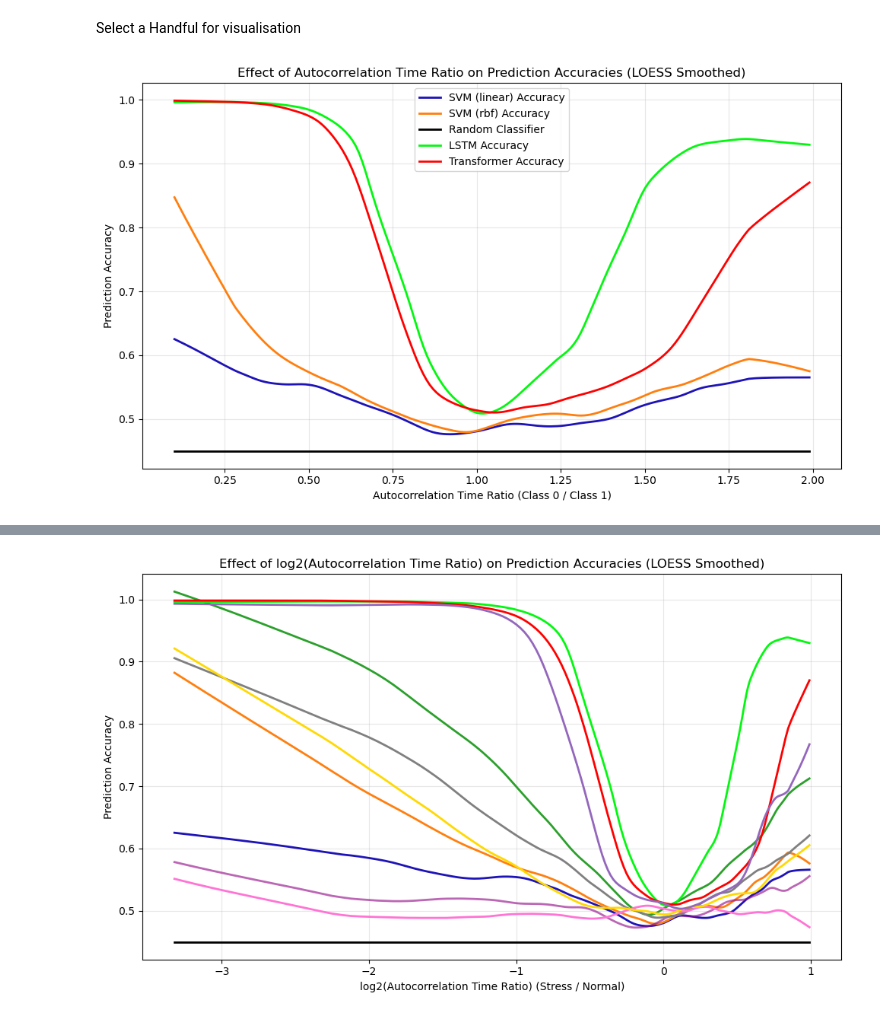
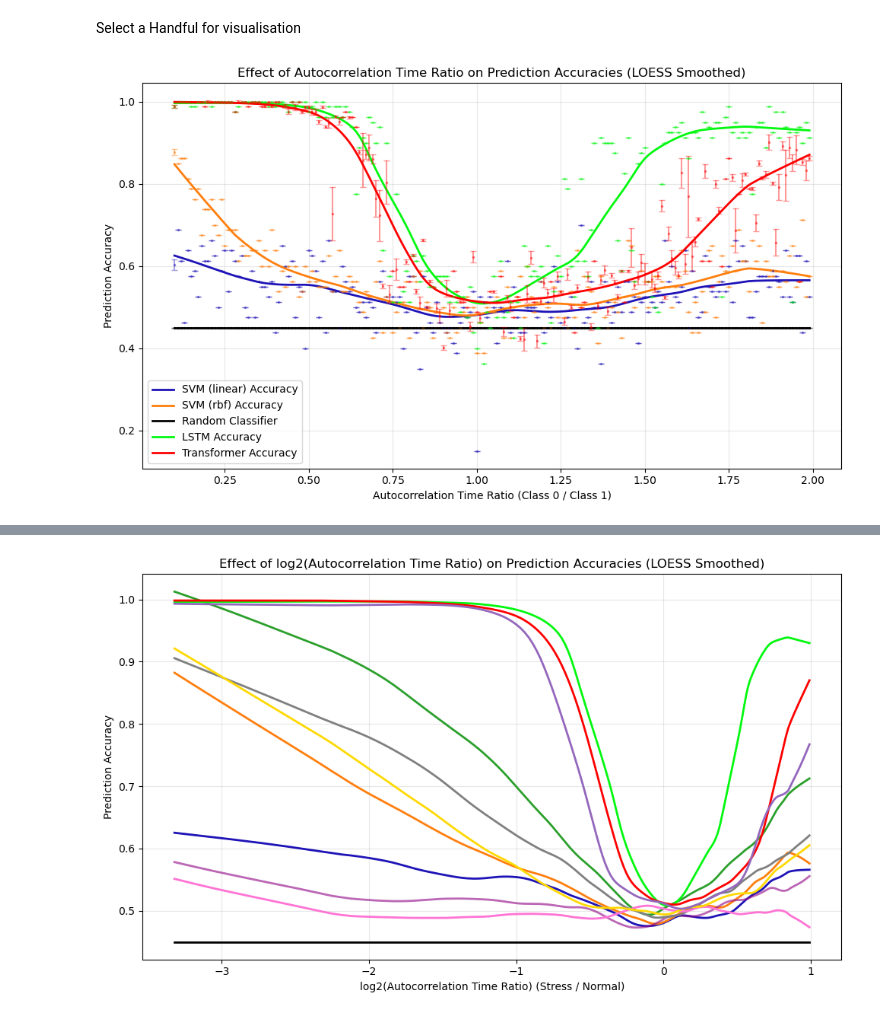
Before and after one commit to GrignardReagent/SSA, a Jupyter notebook: experiments/EXP-25-IY007/IY007_varying_t_ac_benchmark.ipynb, the cells around one changed output, grey strips where cells are left out. Drawn from its saved outputs; the diff is of its cells as text; code cells hidden in the pictures.

```diff
--- a/experiments/EXP-25-IY007/IY007_varying_t_ac_benchmark.ipynb
+++ b/experiments/EXP-25-IY007/IY007_varying_t_ac_benchmark.ipynb
@@ -24,19 +27,24 @@ from simulation.simulate_telegraph_model import simulate_two_telegraph_model_sys
 # %%
 # Read in accuracy data from autocorrelation time ratio experiment
 df_IY007 = pd.read_csv("/home/ianyang/stochastic_simulations/experiments/EXP-25-IY007/data_t_ac/IY007_varying_t_ac.csv")
-t_ac_ratios_recorded = df_IY007["T_ac Ratio"].unique()
-#then compute mean
-linear_svm_accuracy = df_IY007.groupby("T_ac Ratio")["SVM (linear) Accuracy"].mean()
-rbf_svm_accuracy = df_IY007.groupby("T_ac Ratio")["SVM (rbf) Accuracy"].mean()
-rf_accuracy = df_IY007.groupby("T_ac Ratio")["Random Forest Accuracy"].mean()
-log_reg_accuracy = df_IY007.groupby("T_ac Ratio")["Logistic Regression Accuracy"].mean()
-mlp_accuracy = df_IY007.groupby("T_ac Ratio")["MLP Accuracy"].mean()
-random_accuracy = df_IY007.groupby("T_ac Ratio")["Random Classifier Accuracy"].mean()
-lstm_accuracy = df_IY007.groupby("T_ac Ratio")["Vanilla LSTM Accuracy"].mean()
-iy001a_accuracy = df_IY007.groupby("T_ac Ratio")["IY001A Accuracy"].mean()
-vanilla_transformer_accuracy = df_IY007.groupby("T_ac Ratio")["Vanilla Transformer Accuracy"].mean()
-full_transformer_accuracy = df_IY007.groupby("T_ac Ratio")["Full Transformer Accuracy"].mean()
-iy006c_accuracy = df_IY007.groupby("T_ac Ratio")["IY006C-Transformer Accuracy"].mean()
+grouped_by_ratio = df_IY007.groupby("T_ac Ratio")
+t_ac_ratios_recorded = grouped_by_ratio.size().index.to_numpy()
+
+def extract_mean_std(metric_name):
+    stats = grouped_by_ratio[metric_name].agg(['mean', 'std'])
+    return stats['mean'], stats['std'].fillna(0.0)
+
+linear_svm_accuracy, linear_svm_std = extract_mean_std("SVM (linear) Accuracy")
+rbf_svm_accuracy, rbf_svm_std = extract_mean_std("SVM (rbf) Accuracy")
+rf_accuracy, rf_std = extract_mean_std("Random Forest Accuracy")
+log_reg_accuracy, log_reg_std = extract_mean_std("Logistic Regression Accuracy")
+mlp_accuracy, mlp_std = extract_mean_std("MLP Accuracy")
+random_accuracy, random_std = extract_mean_std("Random Classifier Accuracy")
+lstm_accuracy, lstm_std = extract_mean_std("Vanilla LSTM Accuracy")
+iy001a_accuracy, iy001a_std = extract_mean_std("IY001A Accuracy")
+vanilla_transformer_accuracy, vanilla_transformer_std = extract_mean_std("Vanilla Transformer Accuracy")
+full_transformer_accuracy, full_transformer_std = extract_mean_std("Full Transformer Accuracy")
+iy006c_accuracy, iy006c_std = extract_mean_std("IY006C-Transformer Accuracy")
 # %% [markdown]
 ## Plot everything
 # %%
@@ -126,27 +107,35 @@ Select a Handful for visualisation
 # %%
 # Plot the LOESS smoothed data with improved colors
 plt.figure(figsize=(10, 6))
+plt.errorbar(t_ac_ratios_recorded, linear_svm_accuracy.values, yerr=linear_svm_std.values, fmt='.', markersize=3, color=colors['linear_svm'], alpha=0.4, capsize=3)
 plt.plot(linear_svm_loess[:, 0], linear_svm_loess[:, 1], linestyle='-', color=colors['linear_svm'], linewidth=2, label="SVM (linear) Accuracy")
+
+plt.errorbar(t_ac_ratios_recorded, rbf_svm_accuracy.values, yerr=rbf_svm_std.values, fmt='.', markersize=3, color=colors['rbf_svm'], alpha=0.4, capsize=3)
 plt.plot(rbf_svm_loess[:, 0], rbf_svm_loess[:, 1], linestyle='-', color=colors['rbf_svm'], linewidth=2, label="SVM (rbf) Accuracy")
 # plt.plot(rf_loess[:, 0], rf_loess[:, 1], linestyle='-', color=colors['random_forest'], linewidth=2, label="Random Forest Accuracy")
 # plt.plot(log_reg_loess[:, 0], log_reg_loess[:, 1], linestyle='-', color=colors['logistic_reg'], linewidth=2, label="Logistic Regression Accuracy")
 # plt.plot(mlp_loess[:, 0], mlp_loess[:, 1], linestyle='-', color=colors['mlp'], linewidth=2, label="MLP Accuracy")
+
+plt.errorbar(t_ac_ratios_recorded, random_accuracy.values, yerr=random_std.values, fmt='.', markersize=3, color=colors['random'], alpha=0.4, capsize=3)
 plt.plot(random_loess[:, 0], random_loess[:, 1], linestyle='-', color=colors['random'], linewidth=2, label="Random Classifier")
 # plt.plot(lstm_loess[:, 0], lstm_loess[:, 1], linestyle='-', color=colors['lstm'], linewidth=2, label="Vanilla LSTM Accuracy")
+
+plt.errorbar(t_ac_ratios_recorded, iy001a_accuracy.values, yerr=iy001a_std.values, fmt='.', markersize=3, color=colors['iy001a'], alpha=0.4, capsize=3)
 plt.plot(iy001a_loess[:, 0], iy001a_loess[:, 1], linestyle='-', color=colors['iy001a'], linewidth=2, label="LSTM Accuracy")
 # Uncomment if you have iy002a_loess
 # plt.plot(iy002a_loess[:, 0], iy002a_loess[:, 1], linestyle='-', color=colors['iy002a'], linewidth=2, label="IY002A Accuracy")
 # plt.plot(vanilla_transformer_loess[:, 0], vanilla_transformer_loess[:, 1], linestyle='-', color=colors['vanilla_transformer'], linewidth=2, label="Vanilla Transformer Accuracy")
+plt.errorbar(t_ac_ratios_recorded, full_transformer_accuracy.values, yerr=full_transformer_std.values, fmt='.', markersize=3, color=colors['full_transformer'], alpha=0.4, capsize=3)
 plt.plot(full_transformer_loess[:, 0], full_transformer_loess[:, 1], linestyle='-', color=colors['full_transformer'], linewidth=2, label="Transformer Accuracy")
 # plt.plot(iy006c_loess[:, 0], iy006c_loess[:, 1], linestyle='-', color=colors['iy006c'], linewidth=2, label="IY006C Transformer Accuracy")
 
 plt.xlabel("Autocorrelation Time Ratio (Class 0 / Class 1)")
 plt.ylabel("Prediction Accuracy")
 plt.title("Effect of Autocorrelation Time Ratio on Prediction Accuracies (LOESS Smoothed)")
 plt.grid(True, alpha=0.3)
 plt.legend()
 plt.tight_layout()
 # plt.savefig("figs/t_ac_ratio_vs_accuracy_loess_better_colors.png", bbox_inches='tight')
 plt.show()
 # %% [output]
-[figure, old version]
+[figure, new version]
```
Also changed, not shown: parts of 9 cells of this notebook, 14 other files.
